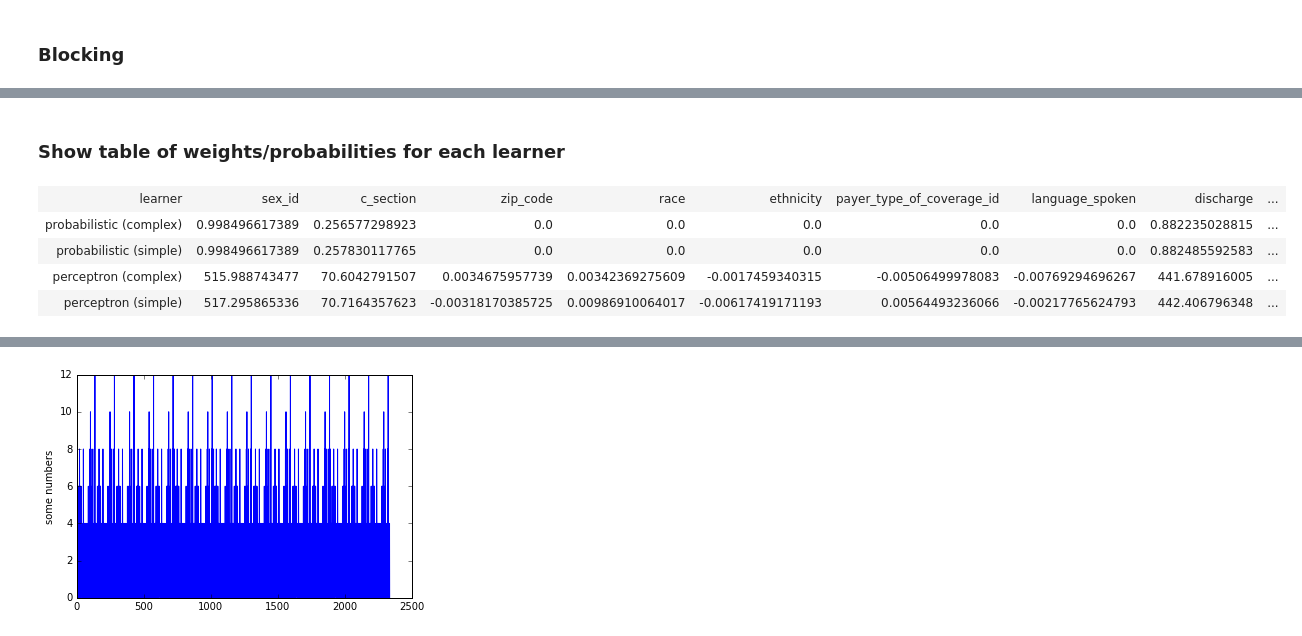
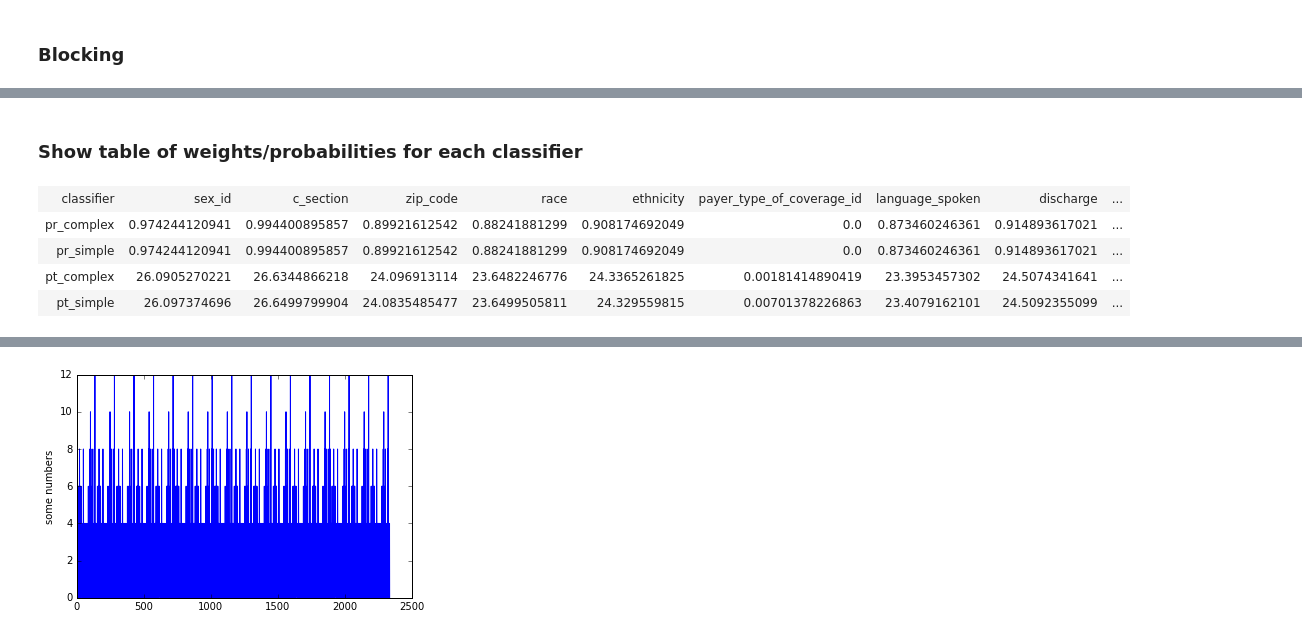
Before and after one commit to meccaLeccaHi/record_linkage, a Jupyter notebook: prob_linkage_newborn.ipynb, the cells around one changed output, grey strips where cells are left out. Drawn from its saved outputs; the diff is of its cells as text; code cells hidden in the pictures.

```diff
--- a/prob_linkage_newborn.ipynb
+++ b/prob_linkage_newborn.ipynb
@@ -57,15 +57,17 @@ tableB_fields = ['births.sex_id','births.newborn_id','births.delivery_route_id',
 
 feature_vals = ['sex_id','c_section','zip_code','race','ethnicity','payer_type_of_coverage_id',
                 'language_spoken','discharge','payer_category_id','plan_code_number','weight_group_id',
-                'gest_age_group_id','plurality','weight_plus','weight_minus']
+                'gest_age_group_id','plurality','weight_plus','weight_minus','gest_age_plus','gest_age_minus']
 
 # Define bins to use for certain fields
 age_bins = np.concatenate(([1,24], np.arange(25, 36, 2),[99]), axis=0)
 bw_bins = np.concatenate(([1], np.arange(500, 2001, 250),[2500,9999]), axis=0)
 
+cesarean_ids = [1, 11, 21, 31, 2, 12, 22, 32]
+
 # Define conditions (expressions) on which to compare fields
 conditions = [  "cross_table['sex_id_x']==cross_table['sex_id_y']",
-                "cross_table['cesarean_section']==cross_table['delivery_route_id']",
+                "cross_table['cesarean_section']==[x in cesarean_ids for x in cross_table['delivery_route_id']]",
                 "cross_table['zip_code']==cross_table['mothers_residence_zip_code']",
                 "cross_table['race_id_x']==cross_table['race_id_y']",
                 "cross_table['ethnicity_id_x']==cross_table['ethnicity_id_y']",
@@ -76,9 +78,11 @@ conditions = [  "cross_table['sex_id_x']==cross_table['sex_id_y']",
                 "cross_table['plan_code_number_x']==cross_table['plan_code_number_y']",
                 "cross_table['birth_weight_group_id']==np.digitize(list(cross_table['birth_weight']),bw_bins)",
                 "cross_table['gestational_age_group_id']==np.digitize(list(cross_table['gestational_age_ob_estimate']/7),age_bins)+1",
-                "cross_table['plurality_group_id']==cross_table['plurality']",
+                "(cross_table['plurality_group_id']==1)==(cross_table['plurality']==1)",
                 "cross_table['birth_weight_group_id']==np.digitize(list(cross_table['birth_weight']),bw_bins)+1",
-                "cross_table['birth_weight_group_id']==np.digitize(list(cross_table['birth_weight']),bw_bins)-1"   ]
+                "cross_table['birth_weight_group_id']==np.digitize(list(cross_table['birth_weight']),bw_bins)-1",
+                "cross_table['gestational_age_group_id']==np.digitize(list(cross_table['gestational_age_ob_estimate']),age_bins)+2",
+                "cross_table['gestational_age_group_id']==np.digitize(list(cross_table['gestational_age_ob_estimate']),age_bins)"  ]
 
 simple_features = feature_vals[0:13]
 complex_features = feature_vals[13:]
@@ -132,7 +98,7 @@ SELECT DISTINCT births.hospital_id
 FROM births;'''
 block_list1 = [x[0] for x in l.exec_sql(stmt).values.tolist()]
 
-block_list1 = block_list1[0:2]
+block_list1 = block_list1[0:1]
 
 # Find all possible values for 2nd blocking field ('date_of_delivery')
 stmt = '''
@@ -140,7 +106,7 @@ SELECT DISTINCT births.date_of_delivery
 FROM births;'''
 block_list2 = [x[0] for x in l.exec_sql(stmt).values.tolist()]
 
-block_list2 = block_list2[500:575]
+block_list2 = block_list2[500:550]
 
 block_prod = [(str(x),str(y)) for x in block_list1 for y in block_list2]
 
@@ -327,25 +270,25 @@ Average iteration duration: 0.892 minutes
 # %% [markdown]
-### Show table of weights/probabilities for each learner
+### Show table of weights/probabilities for each classifier
 # %%
 # Assemble table elements into dataframe
 pt_simple_weights = pt_simple.weights.tolist()[:-1] + [None]*len(complex_features) + [pt_simple.weights.tolist()[-1]]
-weight_list = [['probabilistic (complex)'] + pr_complex.m_probs.tolist() + [None],
-               ['probabilistic (simple)'] + pr_simple.m_probs.tolist() + [None],
-               ['perceptron (complex)'] + pt_complex.weights.tolist(),
-               ['perceptron (simple)'] + pt_simple_weights]
-df = pd.DataFrame(weight_list, columns=['learner']+feature_vals+['bias'])
+weight_list = [['pr_complex'] + pr_complex.m_probs.tolist() + [None],
+               ['pr_simple'] + pr_simple.m_probs.tolist() + [None],
+               ['pt_complex'] + pt_complex.weights.tolist(),
+               ['pt_simple'] + pt_simple_weights]
+df = pd.DataFrame(weight_list, columns=['classifier']+feature_vals+['bias'])
 
 # Save table as html file
 my_file = open('weights.html', 'w')
 my_file.write(df.to_html())
 pt_simple_weights = pt_simple.weights.tolist()
 my_file.close()
 
 # Show table as ipython figure
 itable.PrettyTable(df)
 # %% [output]
-| learner | sex_id | c_section | zip_code | race | ethnicity | payer_type_of_coverage_id | language_spoken | discharge | ... |
-| probabilistic (complex) | 0.998496617389 | 0.256577298923 | 0.0 | 0.0 | 0.0 | 0.0 | 0.0 | 0.882235028815 | ... |
-| probabilistic (simple) | 0.998496617389 | 0.257830117765 | 0.0 | 0.0 | 0.0 | 0.0 | 0.0 | 0.882485592583 | ... |
-| perceptron (complex) | 515.988743477 | 70.6042791507 | 0.0034675957739 | 0.00342369275609 | -0.0017459340315 | -0.00506499978083 | -0.00769294696267 | 441.678916005 | ... |
-| perceptron (simple) | 517.295865336 | 70.7164357623 | -0.00318170385725 | 0.00986910064017 | -0.00617419171193 | 0.00564493236066 | -0.00217765624793 | 442.406796348 | ... |
+| classifier | sex_id | c_section | zip_code | race | ethnicity | payer_type_of_coverage_id | language_spoken | discharge | ... |
+| pr_complex | 0.974244120941 | 0.994400895857 | 0.89921612542 | 0.88241881299 | 0.908174692049 | 0.0 | 0.873460246361 | 0.914893617021 | ... |
+| pr_simple | 0.974244120941 | 0.994400895857 | 0.89921612542 | 0.88241881299 | 0.908174692049 | 0.0 | 0.873460246361 | 0.914893617021 | ... |
+| pt_complex | 26.0905270221 | 26.6344866218 | 24.096913114 | 23.6482246776 | 24.3365261825 | 0.00181414890419 | 23.3953457302 | 24.5074341641 | ... |
+| pt_simple | 26.097374696 | 26.6499799904 | 24.0835485477 | 23.6499505811 | 24.329559815 | 0.00701378226863 | 23.4079162101 | 24.5092355099 | ... |
```
Also changed, not shown: parts of 9 cells of this notebook, 1 other file.
